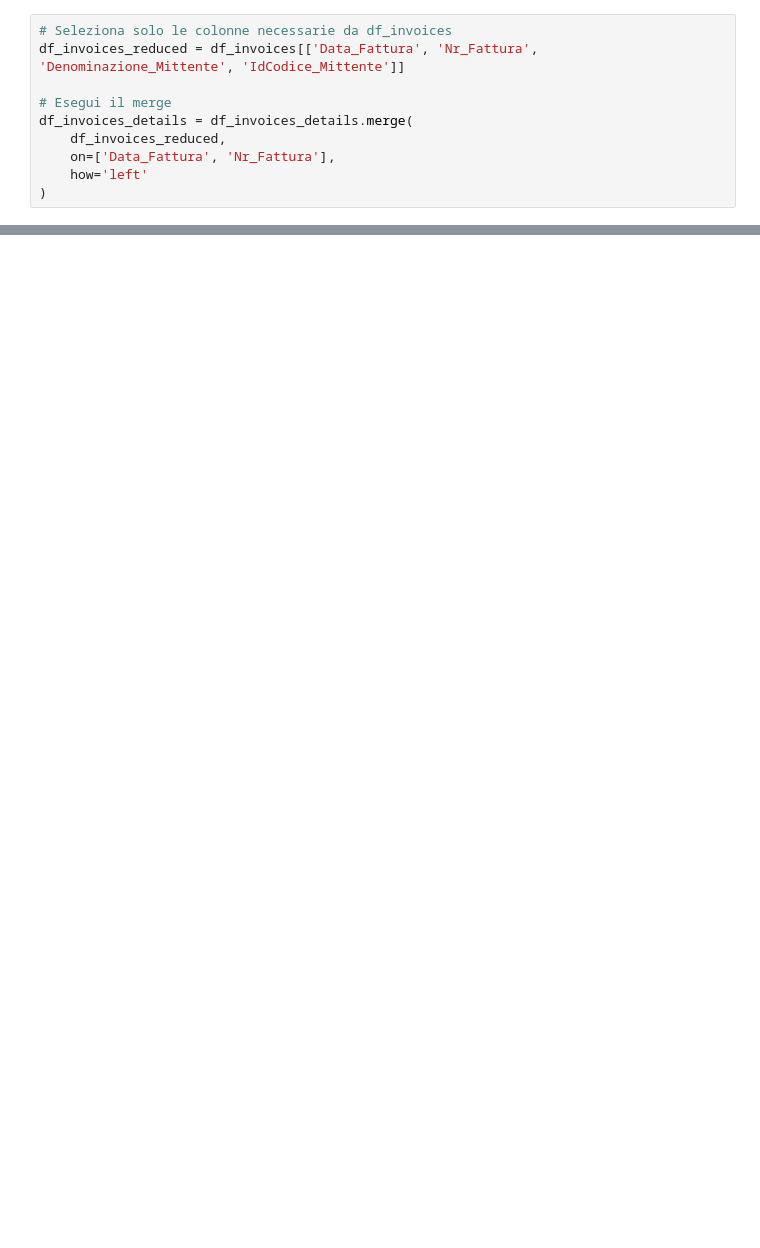
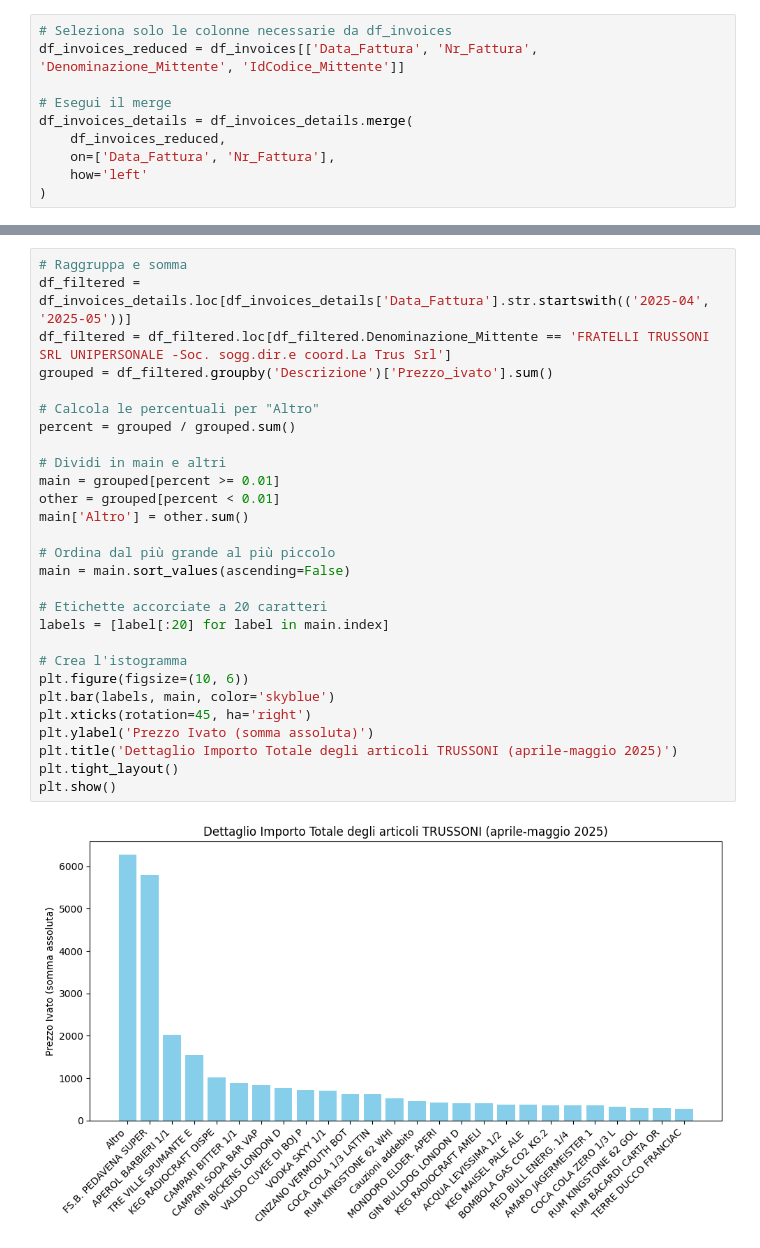
Before and after one commit to stefanobiavaschi/Report-invoices, a Jupyter notebook: nb_analysis.ipynb, the cells around one changed output, grey strips where cells are left out. Drawn from its saved outputs; the diff is of its cells as text; blank space fills up the shorter version.

```diff
--- a/nb_analysis.ipynb
+++ b/nb_analysis.ipynb
@@ -119,0 +155,30 @@ plt.show()
+# %%
+# Raggruppa e somma
+df_filtered = df_invoices_details.loc[df_invoices_details['Data_Fattura'].str.startswith(('2025-04', '2025-05'))]
+df_filtered = df_filtered.loc[df_filtered.Denominazione_Mittente == 'FRATELLI TRUSSONI SRL UNIPERSONALE -Soc. sogg.dir.e coord.La Trus Srl']
+grouped = df_filtered.groupby('Descrizione')['Prezzo_ivato'].sum()
+
+# Calcola le percentuali per "Altro"
+percent = grouped / grouped.sum()
+
+# Dividi in main e altri
+main = grouped[percent >= 0.01]
+other = grouped[percent < 0.01]
+main['Altro'] = other.sum()
+
+# Ordina dal più grande al più piccolo
+main = main.sort_values(ascending=False)
+
+# Etichette accorciate a 20 caratteri
+labels = [label[:20] for label in main.index]
+
+# Crea l'istogramma
+plt.figure(figsize=(10, 6))
+plt.bar(labels, main, color='skyblue')
+plt.xticks(rotation=45, ha='right')
+plt.ylabel('Prezzo Ivato (somma assoluta)')
+plt.title('Dettaglio Importo Totale degli articoli TRUSSONI (aprile-maggio 2025)')
+plt.tight_layout()
+plt.show()
+# %% [output]
+[figure, added]
```
Also changed, not shown: parts of 14 cells of this notebook, 3 other files.
